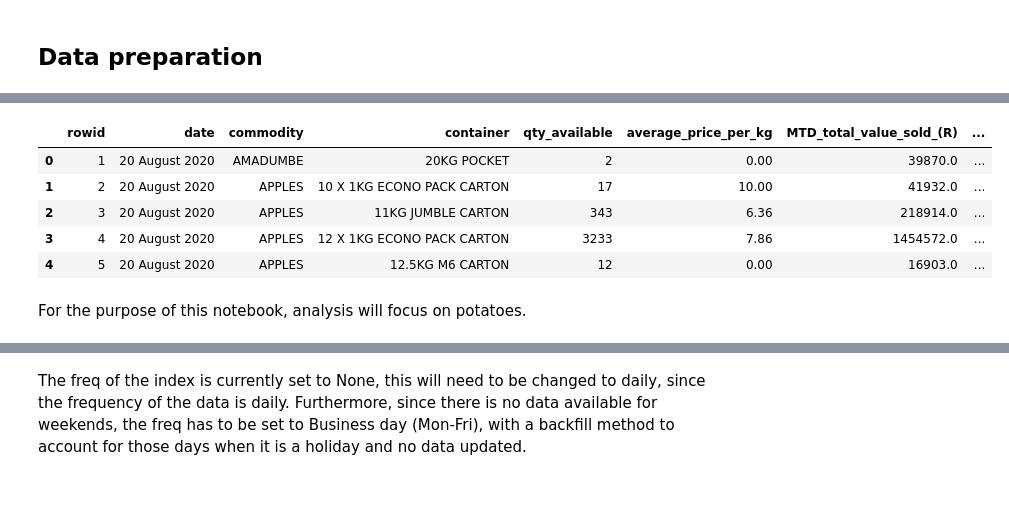
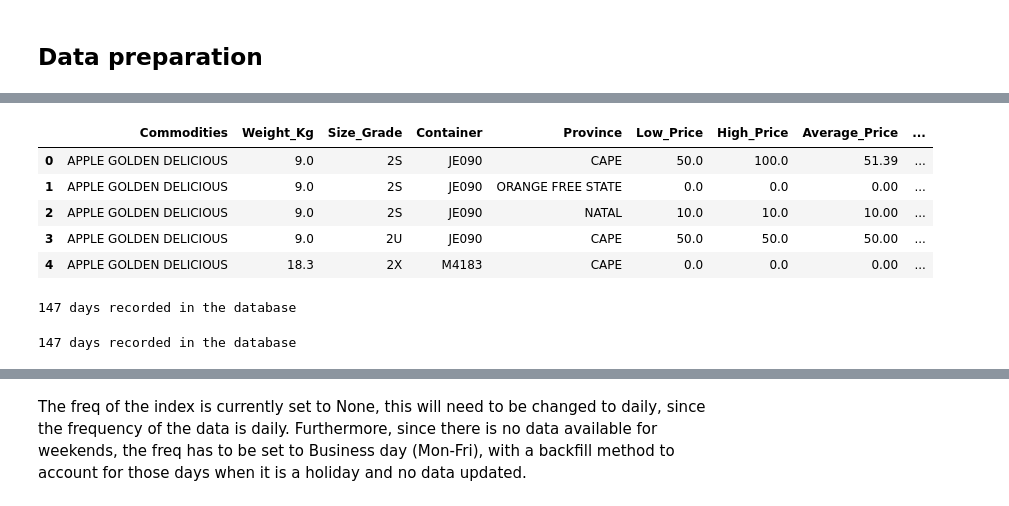
Before and after one commit to scmosoeu/fresh_produce, a Jupyter notebook: forecasting/notebooks/general_forecasting.ipynb, the cells around one changed output, grey strips where cells are left out. Saved outputs shown, nothing was run; the diff lists cells and outputs as text; code cells hidden in the pictures.

Commit message:
consolidated dbn table

```diff
--- a/forecasting/notebooks/general_forecasting.ipynb
+++ b/forecasting/notebooks/general_forecasting.ipynb
@@ -24,7 +24,11 @@ engine = create_engine('mssql+pyodbc:///?odbc_connect=%s' % params)
 connection = engine.connect()
 # %%
 # Upload sales data
-sales = pd.read_sql_table('Joburg_Fresh_produce_combined_cleaned', connection)
+sales = pd.read_sql_table(
+    table_name='Durban_Fresh_produce_market',
+    con=connection,
+    parse_dates=['Date']
+)
 # %% [markdown]
 ## Data preparation
 # %%
@@ -45,0 +66,10 @@ inventory = pd.read_sql_table('Joburg_Fresh_produce_container_cleaned', connecti
+# %%
+# Convert some of the columns to their appropriate data type
+float_columns = ['Weight_Kg', 'Low_Price', 'High_Price', 'Average_Price',
+                 'Sales_Total', 'Total_Kg_Sold', 'Total_Qty_Sold', 'Stock_On_Hand']
+
+
+# Convert the columns to numeric
+for col in float_columns:
+    # sales[col] = sales[col].astype(float)
+    sales[col] = pd.to_numeric(sales[col])
@@ -46,11 +99,14 @@ inventory = pd.read_sql_table('Joburg_Fresh_produce_container_cleaned', connecti
 # %%
-inventory.head()
+sales.head()
 # %% [output]
-|  | rowid | date | commodity | container | qty_available | average_price_per_kg | MTD_total_value_sold_(R) | ... |
-| 0 | 1 | 20 August 2020 | AMADUMBE | 20KG POCKET | 2 | 0.00 | 39870.0 | ... |
-| 1 | 2 | 20 August 2020 | APPLES | 10 X 1KG ECONO PACK CARTON | 17 | 10.00 | 41932.0 | ... |
-| 2 | 3 | 20 August 2020 | APPLES | 11KG JUMBLE CARTON | 343 | 6.36 | 218914.0 | ... |
-| 3 | 4 | 20 August 2020 | APPLES | 12 X 1KG ECONO PACK CARTON | 3233 | 7.86 | 1454572.0 | ... |
-| 4 | 5 | 20 August 2020 | APPLES | 12.5KG M6 CARTON | 12 | 0.00 | 16903.0 | ... |
+|  | Commodities | Weight_Kg | Size_Grade | Container | Province | Low_Price | High_Price | Average_Price | ... |
+| 0 | APPLE GOLDEN DELICIOUS | 9.0 | 2S | JE090 | CAPE | 50.0 | 100.0 | 51.39 | ... |
+| 1 | APPLE GOLDEN DELICIOUS | 9.0 | 2S | JE090 | ORANGE FREE STATE | 0.0 | 0.0 | 0.00 | ... |
+| 2 | APPLE GOLDEN DELICIOUS | 9.0 | 2S | JE090 | NATAL | 10.0 | 10.0 | 10.00 | ... |
+| 3 | APPLE GOLDEN DELICIOUS | 9.0 | 2U | JE090 | CAPE | 50.0 | 50.0 | 50.00 | ... |
+| 4 | APPLE GOLDEN DELICIOUS | 18.3 | 2X | M4183 | CAPE | 0.0 | 0.0 | 0.00 | ... |
-# %% [markdown]
-For the purpose of this notebook, analysis will focus on potatoes.
+# %%
+# Check for the number of days in the database
+print(f"{sales['Date'].nunique()} days recorded in the database")
+# %% [output]
+147 days recorded in the database
@@ -56,0 +116,4 @@ For the purpose of this notebook, analysis will focus on potatoes.
+# %%
+print(f"{filtered_sales['Date'].nunique()} days recorded in the database")
+# %% [output]
+147 days recorded in the database
```
Also changed, not shown: parts of 33 cells of this notebook.
